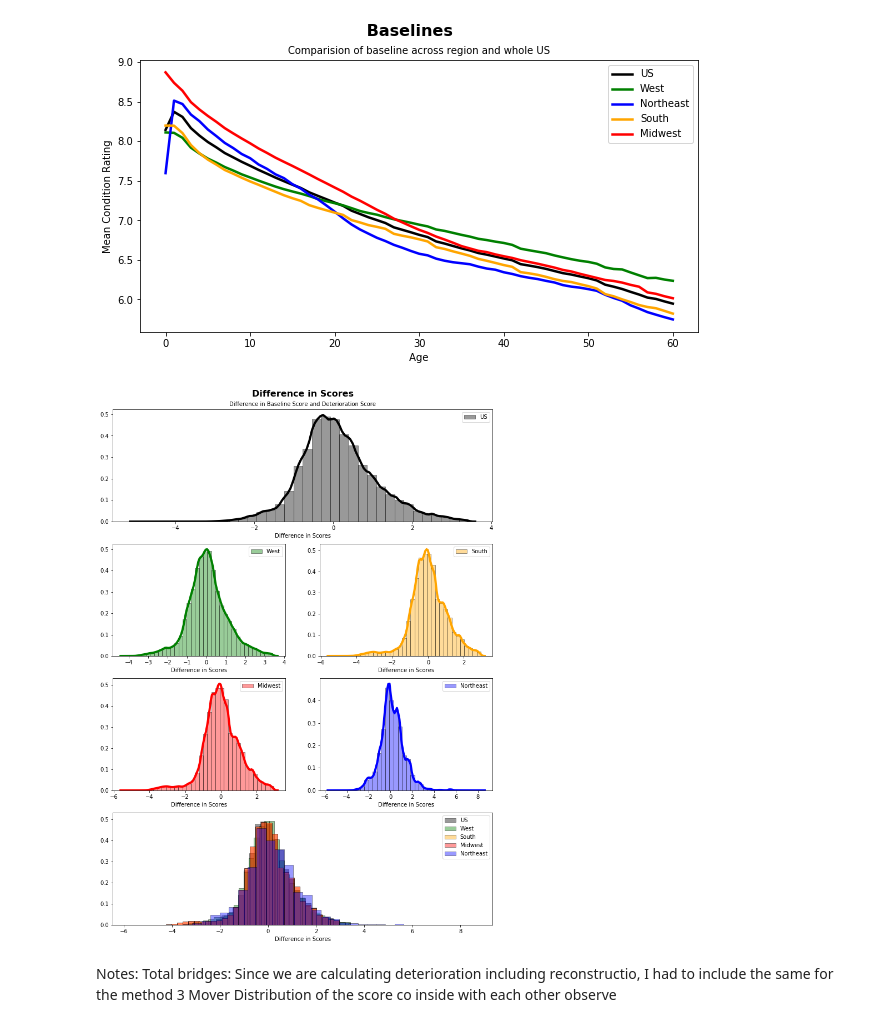
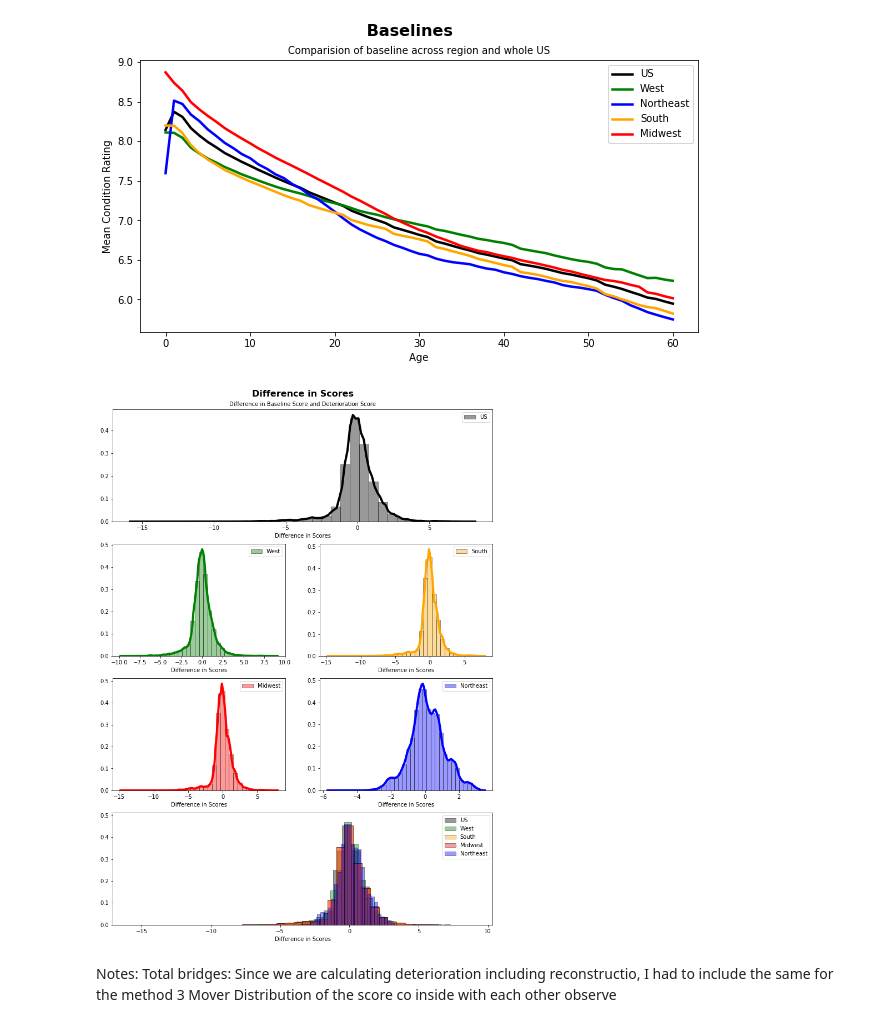
Before and after one commit to kaleoyster/thesis, a Jupyter notebook: methods/Baseline Score and Deterioration Score.ipynb, the cells around one changed output. Saved outputs shown, nothing was run; the diff lists cells and outputs as text; code cells hidden in the pictures.

```diff
--- a/methods/Baseline Score and Deterioration Score.ipynb
+++ b/methods/Baseline Score and Deterioration Score.ipynb
@@ -602,7 +590,7 @@ See the caveats in the documentation: http://pandas.pydata.org/pandas-docs/stabl
 # %%
-survey_records_northeast_1 = survey_records_northeast[survey_records_northeast['Baseline Difference Score']<3]
-survey_records_northeast_1 = survey_records_northeast[survey_records_northeast_1['Baseline Difference Score']>-3]
+survey_records_northeast = survey_records_northeast[survey_records_northeast['Baseline Difference Score']<3]
+survey_records_northeast = survey_records_northeast[survey_records_northeast['Baseline Difference Score']>-3]
 
-survey_records_northeast_1 = survey_records_northeast[survey_records_northeast_1['Scaled Deterioration Score']<3]
-survey_records_northeast_1 = survey_records_northeast[survey_records_northeast_1['Scaled Deterioration Score']>-3]
+survey_records_northeast = survey_records_northeast[survey_records_northeast['Scaled Deterioration Score']<3]
+survey_records_northeast = survey_records_northeast[survey_records_northeast['Scaled Deterioration Score']>-3]
 # %%
@@ -1014,7 +930,7 @@ plt.title("Difference in Baseline Scores and Deterioration Scores", fontsize=10)
 
 plt.subplot(4,1,1)
 plt.title("Difference in Baseline Score and Deterioration Score", fontsize=10)
-sns.distplot(survey_timeseries_df_1['Difference'], hist=True, kde=True,
+sns.distplot(survey_timeseries_df['Difference'], hist=True, kde=True,
          bins=int(180/5), color = 'Black',
          hist_kws={'edgecolor':'black'},
          kde_kws={'linewidth': 4}, label="US")
@@ -1022,7 +938,7 @@ plt.xlabel("Difference in Scores")
 plt.legend(loc = "upper right")
 
 plt.subplot(4,2,3)
-sns.distplot(survey_records_west_1['Difference'], hist=True, kde=True,
+sns.distplot(survey_records_west['Difference'], hist=True, kde=True,
              bins=int(180/5), color = 'green',
              hist_kws={'edgecolor':'black'},
              kde_kws={'linewidth': 4}, label = "West")
@@ -1030,7 +946,7 @@ plt.xlabel("Difference in Scores")
 plt.legend(loc = "upper right")
 
 plt.subplot(4,2,4)
-sns.distplot(survey_records_south_1['Difference'], hist=True, kde=True,
+sns.distplot(survey_records_south['Difference'], hist=True, kde=True,
              bins=int(180/5), color = 'Orange',
              hist_kws={'edgecolor':'black'},
              kde_kws={'linewidth': 4}, label = "South")
@@ -1038,7 +954,7 @@ plt.xlabel("Difference in Scores")
 plt.legend(loc = "upper right")
 
 plt.subplot(4,2,5)
-sns.distplot(survey_records_south_1['Difference'], hist=True, kde=True,
+sns.distplot(survey_records_south['Difference'], hist=True, kde=True,
              bins=int(180/5), color = 'Red',
              hist_kws={'edgecolor':'black'},
              kde_kws={'linewidth': 4}, label = "Midwest")
@@ -1046,43 +962,43 @@ plt.xlabel("Difference in Scores")
 plt.legend(loc = "upper right")
 
 plt.subplot(4,2,6)
-sns.distplot(survey_records_northeast_1['Difference'], hist=True, kde=True,
+sns.distplot(survey_records_northeast['Difference'], hist=True, kde=True,
              bins=int(180/5), color = 'Blue',
              hist_kws={'edgecolor':'black'},
              kde_kws={'linewidth': 4}, label = "Northeast")
 plt.xlabel("Difference in Scores")
 plt.legend(loc = "upper right")
 
 plt.subplot(4,1,4)
 
-sns.distplot(survey_timeseries_df_1['Difference'], hist=True, kde=True,
+sns.distplot(survey_timeseries_df['Difference'], hist=True, kde=True,
              bins=int(180/5), color = 'Black',
              hist_kws={'edgecolor':'black'},
              kde_kws={'linewidth': 0}, label="US")
 
-sns.distplot(survey_records_west_1['Difference'], hist=True, kde=True,
+sns.distplot(survey_records_west['Difference'], hist=True, kde=True,
              bins=int(180/5), color = 'green',
              hist_kws={'edgecolor':'black'},
              kde_kws={'linewidth': 0}, label = "West")
 
-sns.distplot(survey_records_south_1['Difference'], hist=True, kde=True,
+sns.distplot(survey_records_south['Difference'], hist=True, kde=True,
              bins=int(180/5), color = 'Orange',
              hist_kws={'edgecolor':'black'},
              kde_kws={'linewidth': 0}, label = "South")
 
-sns.distplot(survey_records_south_1['Difference'], hist=True, kde=True,
+sns.distplot(survey_records_south['Difference'], hist=True, kde=True,
              bins=int(180/5), color = 'Red',
              hist_kws={'edgecolor':'black'},
              kde_kws={'linewidth': 0}, label = "Midwest")
 
-sns.distplot(survey_records_northeast_1['Difference'], hist=True, kde=True,
+sns.distplot(survey_records_northeast['Difference'], hist=True, kde=True,
              bins=int(180/5), color = 'Blue',
              hist_kws={'edgecolor':'black'},
              kde_kws={'linewidth': 0}, label = "Northeast")
 
 plt.legend(loc = "upper right")
 plt.xlabel("Difference in Scores")
 
 plt.show()
 # %% [output]
-[figure, old version]
+[figure, new version]
```
Also changed, not shown: parts of 25 cells of this notebook.
